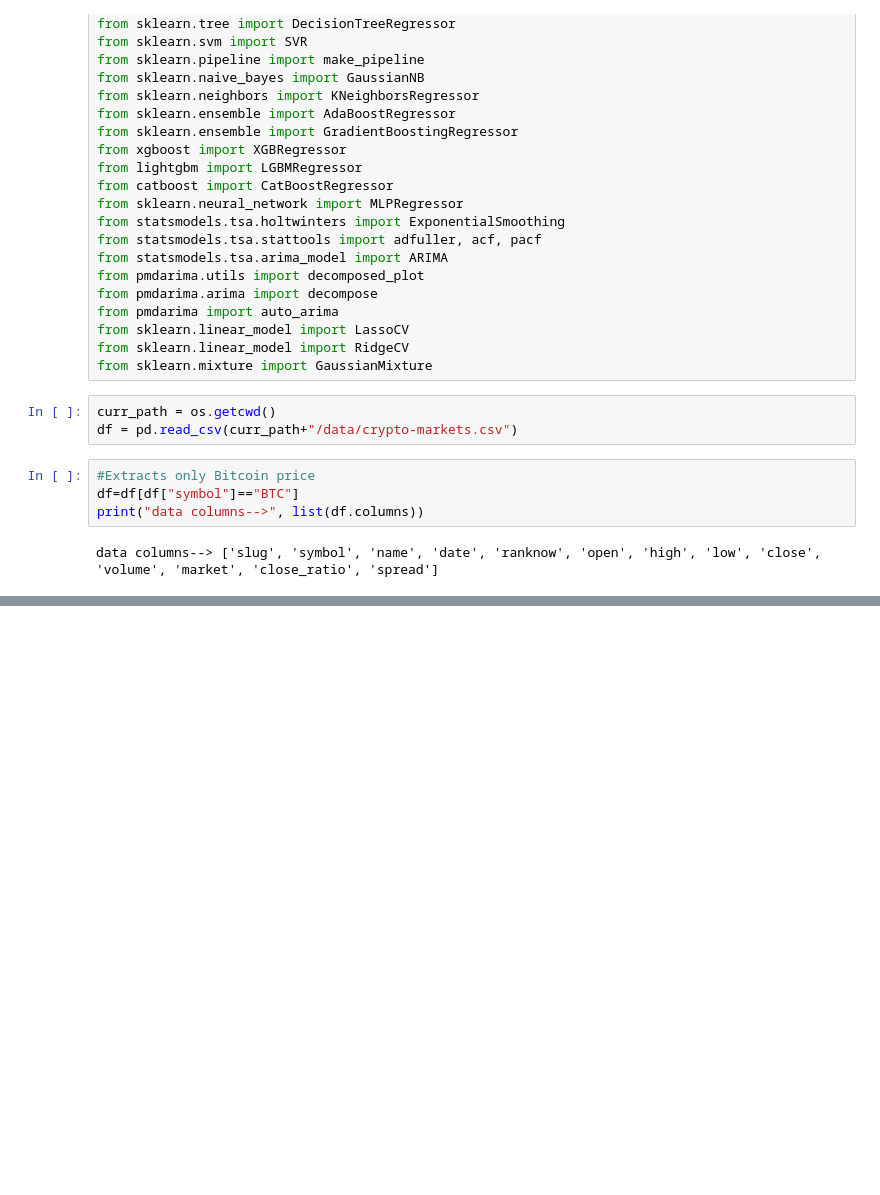
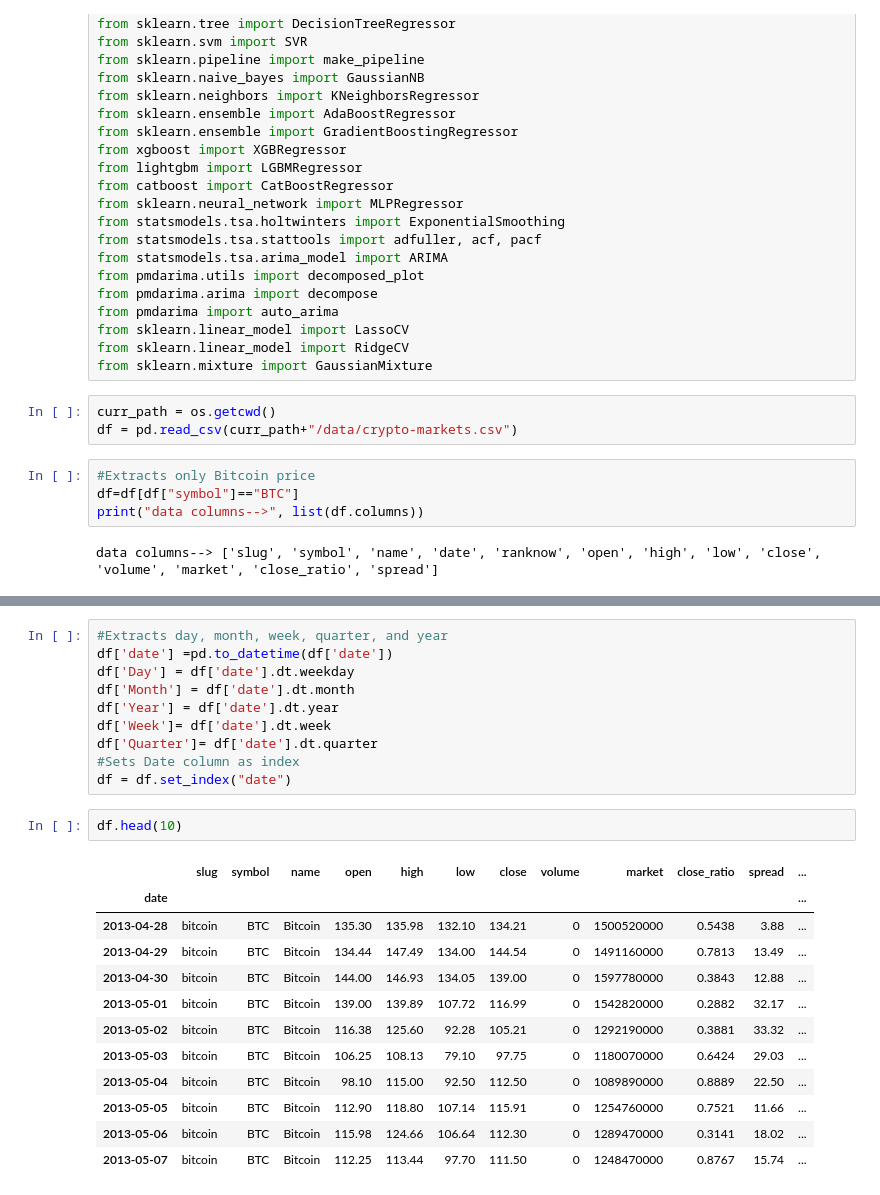
Before and after one commit to googllet/Pracertcbs, a Jupyter notebook: Crypto.ipynb, the cells around one changed output, grey strips where cells are left out. Drawn from its saved outputs; the diff is of its cells as text; blank space fills up the shorter version.

```diff
--- a/Crypto.ipynb
+++ b/Crypto.ipynb
@@ -71,0 +140,25 @@ data columns--> ['slug', 'symbol', 'name', 'date', 'ranknow', 'open', 'high', 'l
+# %%
+#Extracts day, month, week, quarter, and year
+df['date'] =pd.to_datetime(df['date'])
+df['Day'] = df['date'].dt.weekday
+df['Month'] = df['date'].dt.month
+df['Year'] = df['date'].dt.year
+df['Week']= df['date'].dt.week
+df['Quarter']= df['date'].dt.quarter
+#Sets Date column as index
+df = df.set_index("date")
+# %%
+df.head(10)
+# %% [output]
+|  | slug | symbol | name | open | high | low | close | volume | market | close_ratio | spread | ... |
+| date |  |  |  |  |  |  |  |  |  |  |  | ... |
+| 2013-04-28 | bitcoin | BTC | Bitcoin | 135.30 | 135.98 | 132.10 | 134.21 | 0 | 1500520000 | 0.5438 | 3.88 | ... |
+| 2013-04-29 | bitcoin | BTC | Bitcoin | 134.44 | 147.49 | 134.00 | 144.54 | 0 | 1491160000 | 0.7813 | 13.49 | ... |
+| 2013-04-30 | bitcoin | BTC | Bitcoin | 144.00 | 146.93 | 134.05 | 139.00 | 0 | 1597780000 | 0.3843 | 12.88 | ... |
+| 2013-05-01 | bitcoin | BTC | Bitcoin | 139.00 | 139.89 | 107.72 | 116.99 | 0 | 1542820000 | 0.2882 | 32.17 | ... |
+| 2013-05-02 | bitcoin | BTC | Bitcoin | 116.38 | 125.60 | 92.28 | 105.21 | 0 | 1292190000 | 0.3881 | 33.32 | ... |
+| 2013-05-03 | bitcoin | BTC | Bitcoin | 106.25 | 108.13 | 79.10 | 97.75 | 0 | 1180070000 | 0.6424 | 29.03 | ... |
+| 2013-05-04 | bitcoin | BTC | Bitcoin | 98.10 | 115.00 | 92.50 | 112.50 | 0 | 1089890000 | 0.8889 | 22.50 | ... |
+| 2013-05-05 | bitcoin | BTC | Bitcoin | 112.90 | 118.80 | 107.14 | 115.91 | 0 | 1254760000 | 0.7521 | 11.66 | ... |
+| 2013-05-06 | bitcoin | BTC | Bitcoin | 115.98 | 124.66 | 106.64 | 112.30 | 0 | 1289470000 | 0.3141 | 18.02 | ... |
+| 2013-05-07 | bitcoin | BTC | Bitcoin | 112.25 | 113.44 | 97.70 | 111.50 | 0 | 1248470000 | 0.8767 | 15.74 | ... |
```
Also changed, not shown: parts of 7 cells of this notebook.
